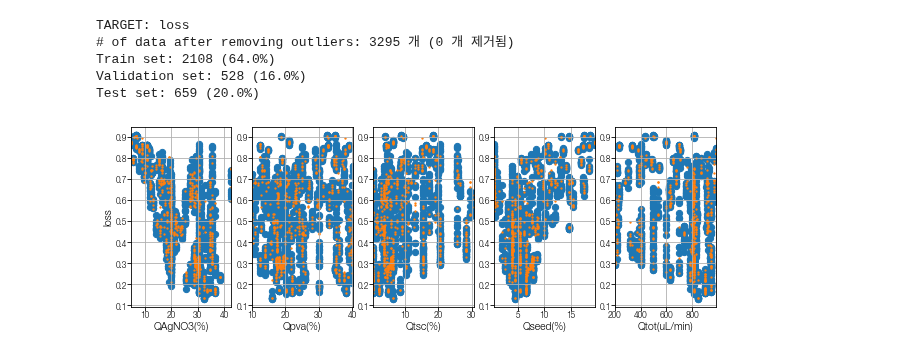
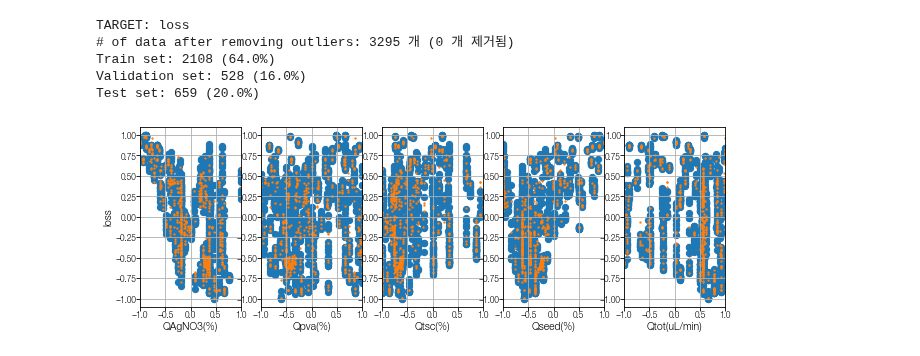
Before and after one commit to Hyein-coder/pykan, a Jupyter notebook: github/workflows/Hyein/material_02_AgNP.ipynb, the cells around one changed output. Drawn from its saved outputs; the diff is of its cells as text; code cells hidden in the pictures.

```diff
--- a/github/workflows/Hyein/material_02_AgNP.ipynb
+++ b/github/workflows/Hyein/material_02_AgNP.ipynb
@@ -47,8 +47,8 @@ print(f"Train set: {len(X_train)} ({len(X_train) / len(X) * 100:.1f}%)")
 print(f"Validation set: {len(X_val)} ({len(X_val) / len(X) * 100:.1f}%)")
 print(f"Test set: {len(X_test)} ({len(X_test) / len(X) * 100:.1f}%)")
 
-scaler_X = MinMaxScaler()
-scaler_y = MinMaxScaler()
+scaler_X = MinMaxScaler(feature_range=(-1,1))
+scaler_y = MinMaxScaler(feature_range=(-1,1))
 
 X_train_norm = scaler_X.fit_transform(X_train)
 y_train_norm = scaler_y.fit_transform(y_train)
@@ -69,18 +69,18 @@ Test set: 659 (20.0%)
 # %%
 import matplotlib.pyplot as plt
 
 num_input = X.shape[1]
 fig, axs = plt.subplots(1, num_input, figsize=(10, 3))
 for i in range(num_input):
     ax = axs[i]
-    ax.scatter(X_train[:, i], y_train)
-    ax.scatter(X_test[:, i], y_test, s=1.5)
+    ax.scatter(X_train_norm[:, i], y_train_norm)
+    ax.scatter(X_test_norm[:, i], y_test_norm, s=1.5)
     ax.set_xlabel(name_X[i])
     ax.grid()
 axs[0].set_ylabel(name_y)
 plt.show()
 # %% [output]
-[figure, old version]
+[figure, new version]
 # %%
 from kan.experiments.multkan_hparam_sweep import evaluate_params
 params = {k: v for k, v in d_opt_flat.items() if "param_" in k}
```
Also changed, not shown: parts of 7 cells of this notebook.
